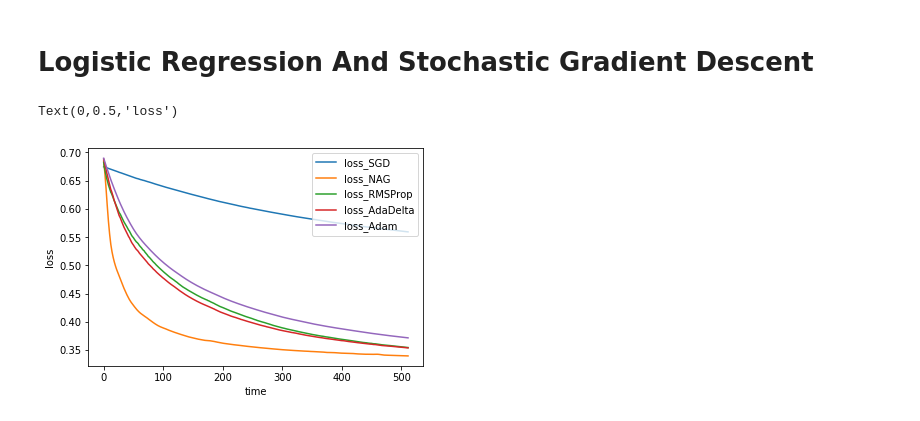
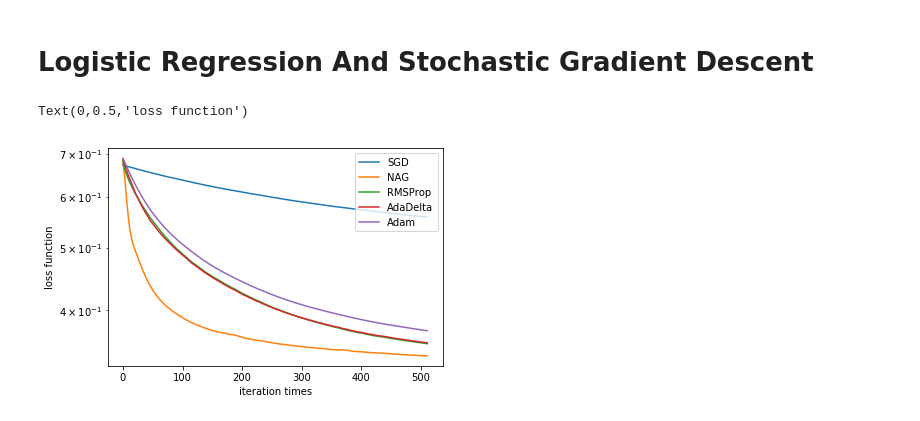
Before and after one commit to 1240836/ML2017-lab-02, a Jupyter notebook: RegressionExperiment.ipynb, the cells around one changed output. Drawn from its saved outputs; the diff is of its cells as text; code cells hidden in the pictures.

```diff
--- a/RegressionExperiment.ipynb
+++ b/RegressionExperiment.ipynb
@@ -124,39 +124,40 @@ for n in range(t):
         sum_test += y_test[i]*np.log(1/(1+np.exp(-W3.T.dot(X_test[i]))))+(1-y_test[i])*np.log(1-1/(1+np.exp(-W3.T.dot(X_test[i]))))
     #计算AdaDelta loss
     L_AdaDelta[n] = -1/r_test*sum_test
 
     #Adam参数
     dr = 0.999
     beta = 0.9
     eps = 1e-8
     lr = 0.001
     #Adam
     g = 0
     for i in n_train:
         #对训练集部分样本求梯度g
         g = g + (1/(1+np.exp(-W4.T.dot(X_train[i])))-y_train[i])*X_train[i]
     #取平均值
     g = g/len(n_train)
     m = beta*m + (1-beta)*g
     G3 = dr*G3 + (1-dr)*g*g
     alpha = lr*np.sqrt(1-dr**(n+1))/(1-beta**(n+1))
     W4 = W4 - alpha*m/np.sqrt(G3+eps)
     sum_test = 0
     for i in range(r_test):
         sum_test += y_test[i]*np.log(1/(1+np.exp(-W4.T.dot(X_test[i]))))+(1-y_test[i])*np.log(1-1/(1+np.exp(-W4.T.dot(X_test[i]))))
     #计算Adam loss
     L_Adam[n] = -1/r_test*sum_test
 
 #制图
 n = np.arange(t)
-plt.plot(n,L_SGD[n],label='loss_SGD')
-plt.plot(n,L_NAG[n],label='loss_NAG')
-plt.plot(n,L_RMSProp[n],label='loss_RMSProp')
-plt.plot(n,L_AdaDelta[n],label='loss_AdaDelta')
-plt.plot(n,L_Adam[n],label='loss_Adam')
+plt.plot(n,L_SGD[n],label='SGD')
+plt.plot(n,L_NAG[n],label='NAG')
+plt.plot(n,L_RMSProp[n],label='RMSProp')
+plt.plot(n,L_AdaDelta[n],label='AdaDelta')
+plt.plot(n,L_Adam[n],label='Adam')
+plt.yscale('log')
 plt.legend(loc='upper right')
-plt.xlabel('time')
-plt.ylabel('loss')
+plt.xlabel('iteration times')
+plt.ylabel('loss function')
 # %% [output]
-Text(0,0.5,'loss')
+Text(0,0.5,'loss function')
-[figure, old version]
+[figure, new version]
```
Also changed, not shown: 3 other files.
